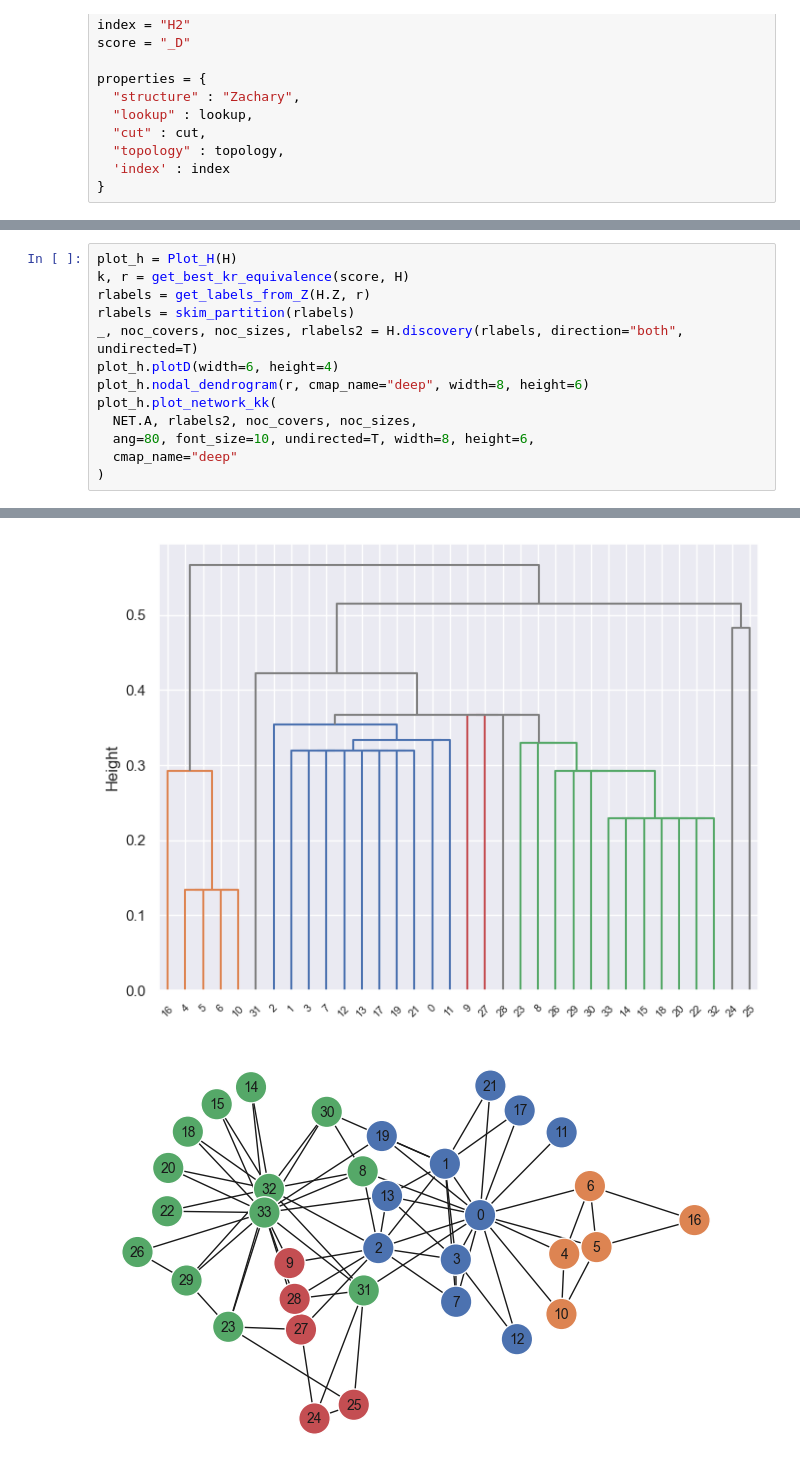
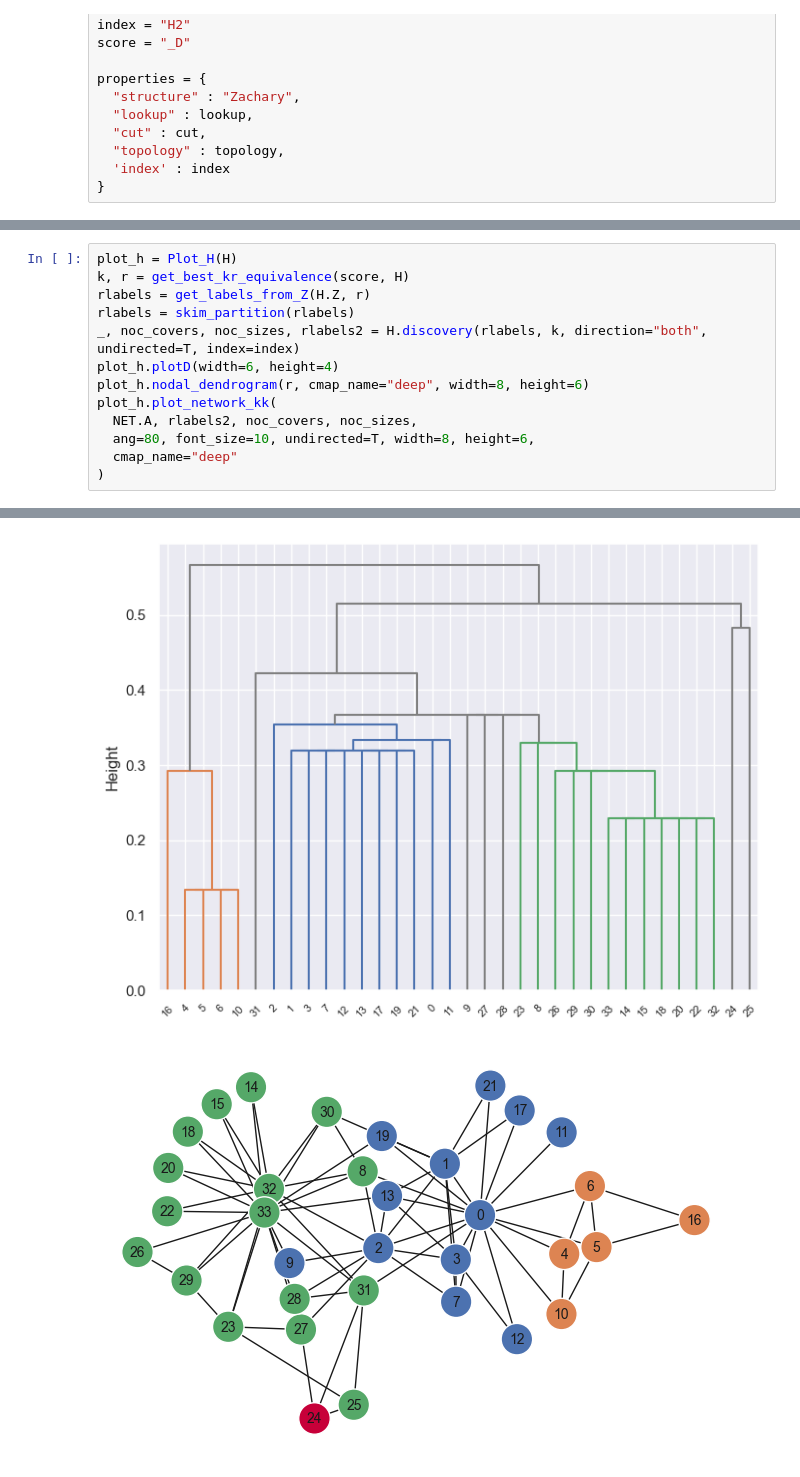
Before and after one commit to mrtnzrm2/ELK, a Jupyter notebook: Zacharky_example.ipynb, the cells around one changed output, grey strips where cells are left out. Cells and saved outputs as stored; diff of their text form.

```diff
--- a/Zacharky_example.ipynb
+++ b/Zacharky_example.ipynb
@@ -74,7 +74,7 @@ plot_h = Plot_H(H)
 k, r = get_best_kr_equivalence(score, H)
 rlabels = get_labels_from_Z(H.Z, r)
 rlabels = skim_partition(rlabels)
-_, noc_covers, noc_sizes, rlabels2 = H.discovery(rlabels, direction="both", undirected=T)
+_, noc_covers, noc_sizes, rlabels2 = H.discovery(rlabels, k, direction="both", undirected=T, index=index)
 plot_h.plotD(width=6, height=4)
 plot_h.nodal_dendrogram(r, cmap_name="deep", width=8, height=6)
 plot_h.plot_network_kk(
@@ -90,2 +90,2 @@ Visualize nodal dendrogram!!!
-[figure, old version]
+[figure, new version]
-[figure, old version]
+[figure, new version]
```
Also changed, not shown: parts of 4 cells of this notebook, 10 other files.
